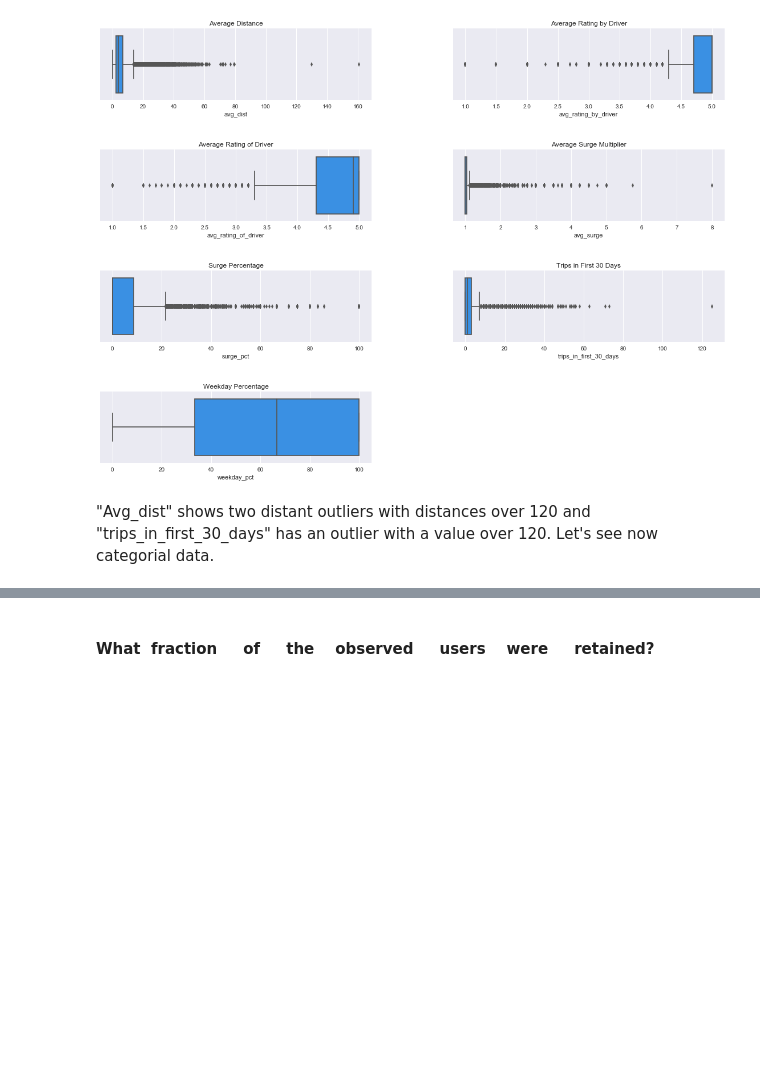
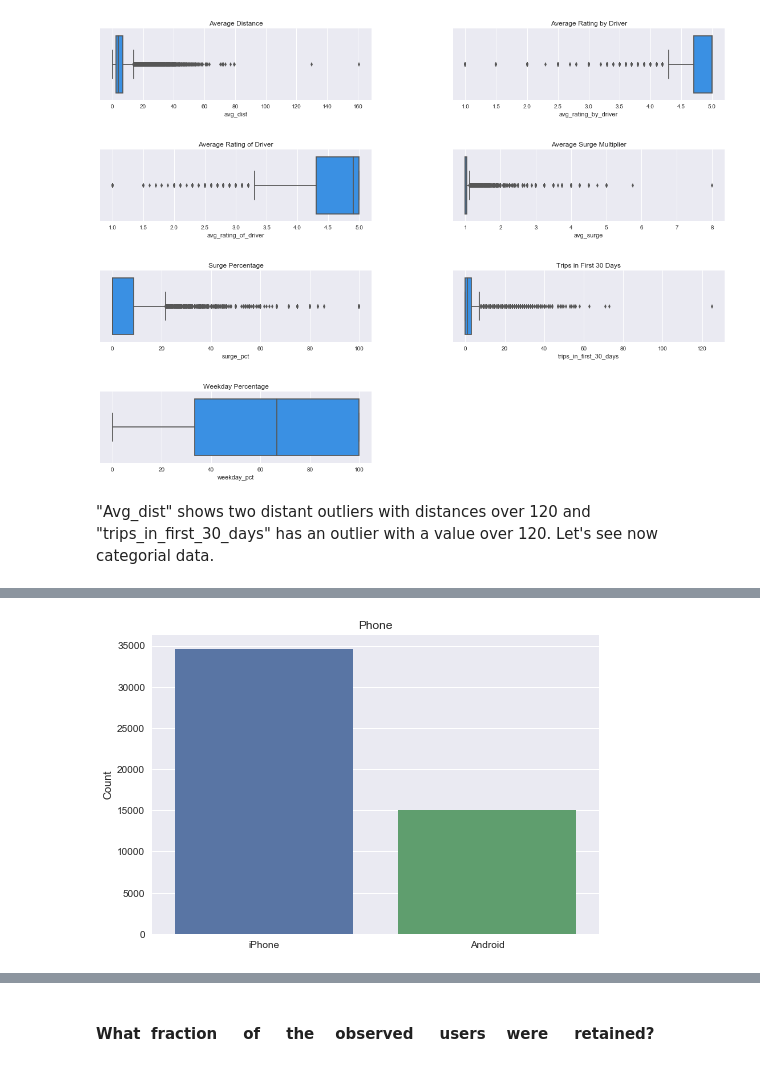
Before and after one commit to gpguerra7/Springboard-Exercises, a Jupyter notebook: ultimate_challenge/Ultimate Challenge.ipynb, the cells around one changed output, grey strips where cells are left out. Cells and saved outputs as stored; diff of their text form; code cells hidden in the pictures; blank space fills up the shorter version.

```diff
--- a/ultimate_challenge/Ultimate Challenge.ipynb
+++ b/ultimate_challenge/Ultimate Challenge.ipynb
@@ -367,8 +382,10 @@ None
 # %%
 sns.barplot(x=df[df['phone'].notnull()]['phone'].value_counts().index, y=df[df['phone'].notnull()]['phone'].value_counts())
 plt.title('Phone')
 plt.ylabel('Count')
-None
+plt.show()
+# %% [output]
+[figure, added]
 # %%
 sns.barplot(x=df['ultimate_black_user'].value_counts().index, y=df['ultimate_black_user'].value_counts())
 plt.title('Black User')
```
Also changed, not shown: parts of 16 cells of this notebook.
